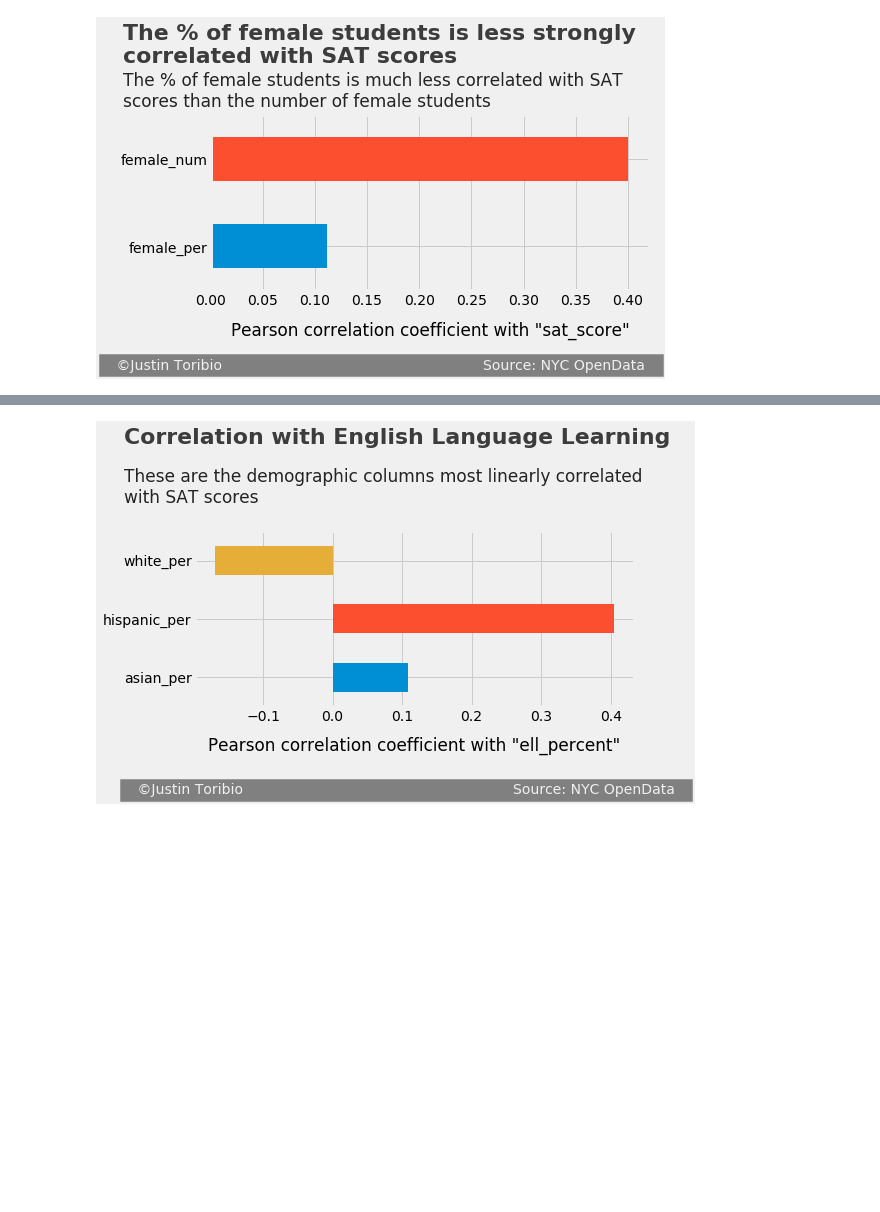
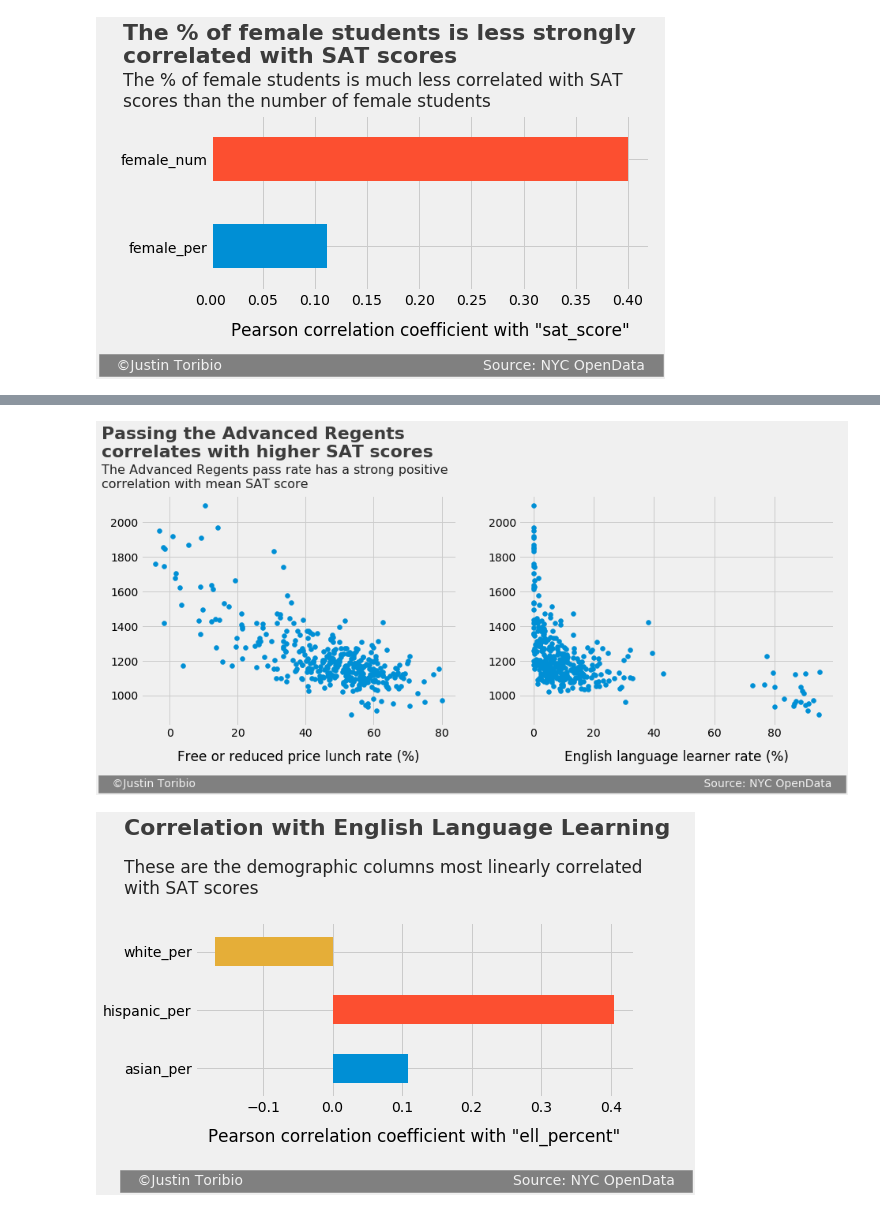
Before and after one commit to JustinToribio/analyzing-the-sat, a Jupyter notebook: notebooks/1.0-jt-analyze-the-sat.ipynb, the cells around one changed output, grey strips where cells are left out. Saved outputs shown, nothing was run; the diff lists cells and outputs as text; code cells hidden in the pictures; blank space fills up the shorter version.

Commit message:
notebook: women data completed, ell and frl started

```diff
--- a/notebooks/1.0-jt-analyze-the-sat.ipynb
+++ b/notebooks/1.0-jt-analyze-the-sat.ipynb
@@ -527,3 +531,39 @@ English Language Learners and Free and Reduced Lunch immediately jump out.  You
+# %%
+# Assign the text of the scatter plot to variables.
+title = ("Passing the Advanced Regents\n"
+         "correlates with higher SAT scores")
+subtitle = ("The Advanced Regents pass rate has a strong positive\n"
+            "correlation with mean SAT score")
+x_axis_label_1 = "Free or reduced price lunch rate (%)"
+x_axis_label_2 = "English language learner rate (%)"
+signature = ("   ©Justin Toribio"
+             + " "*143
+             + "Source: NYC OpenData   ")
+
+# Create the scatter plot, add the text and display the plot.
+plt.close("all")
+style.use("fivethirtyeight")
+fig = plt.figure(figsize=(14,5))
+
+ax1 = fig.add_subplot(121)
+ax1.scatter(data["frl_percent"], data["sat_score"])
+ax1.set_xticklabels(labels=["-20", "0", "20", "40", "60", "80", "100%"])
+ax1.set_xlabel(x_axis_label_1, labelpad=14)
+ax1.yaxis.label.set_visible(False)
+ax1.text(s=title, x=0, y=2375, fontsize=22, weight="bold", alpha=.75)
+ax1.text(s=subtitle, x=0, y=2200, fontsize=16, alpha=.85)
+ax1.text(s=signature, x=0, y=470, fontsize=14, color="#f0f0f0",
+         backgroundcolor="grey")
+
+ax2 = fig.add_subplot(122)
+ax2.scatter(data["ell_percent"], data["sat_score"])
+ax2.set_xticklabels(labels=["-20", "0", "20", "40", "60", "80", "100%"])
+ax2.set_xlabel(x_axis_label_2, labelpad=14)
+ax2.yaxis.label.set_visible(False)
+
+plt.show()
+# %% [output]
+[figure, added]
 # %%
 # Assign the column names to be viewed and the text of the bar plot to
 # variables.
```
Also changed, not shown: parts of 5 cells of this notebook.
